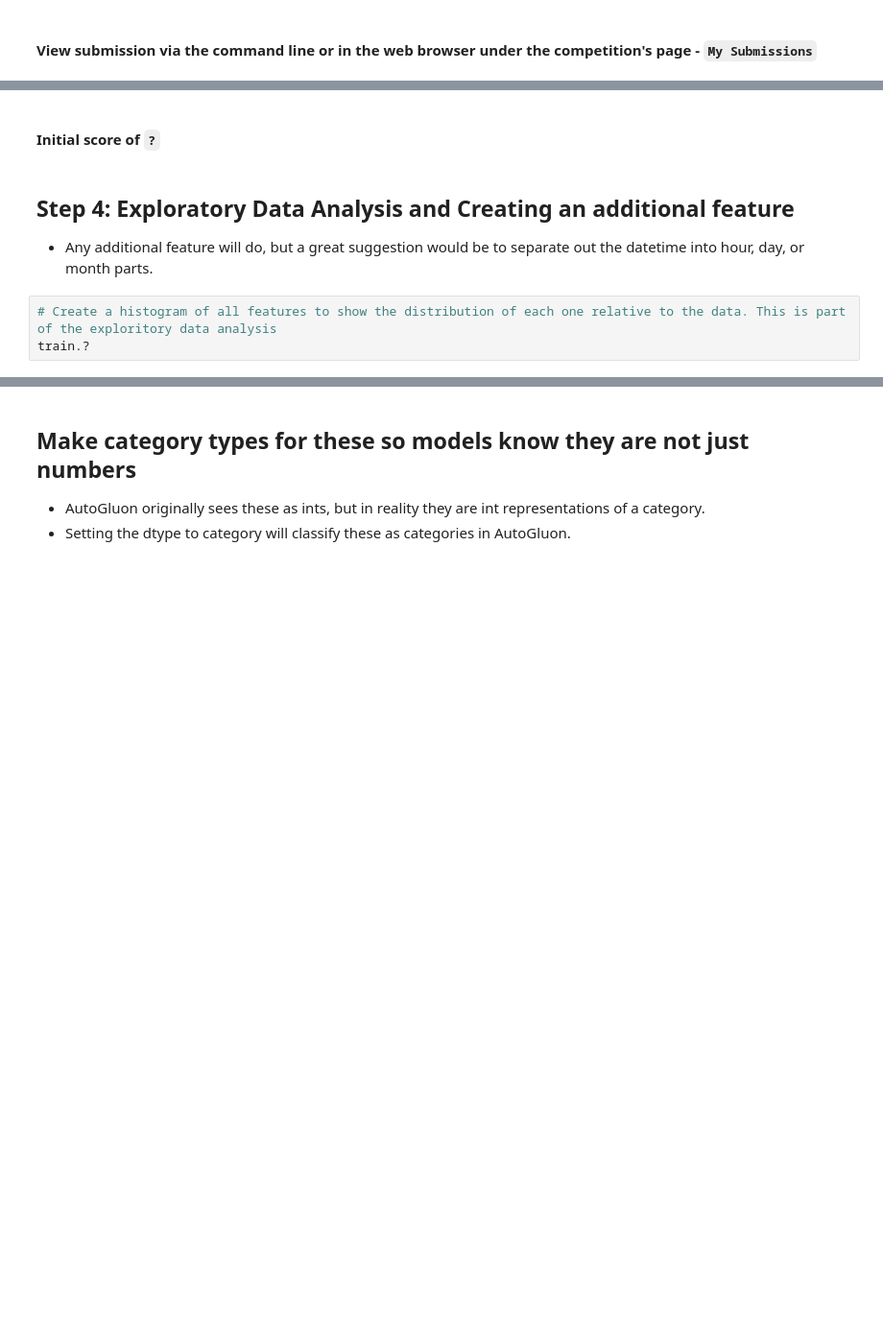
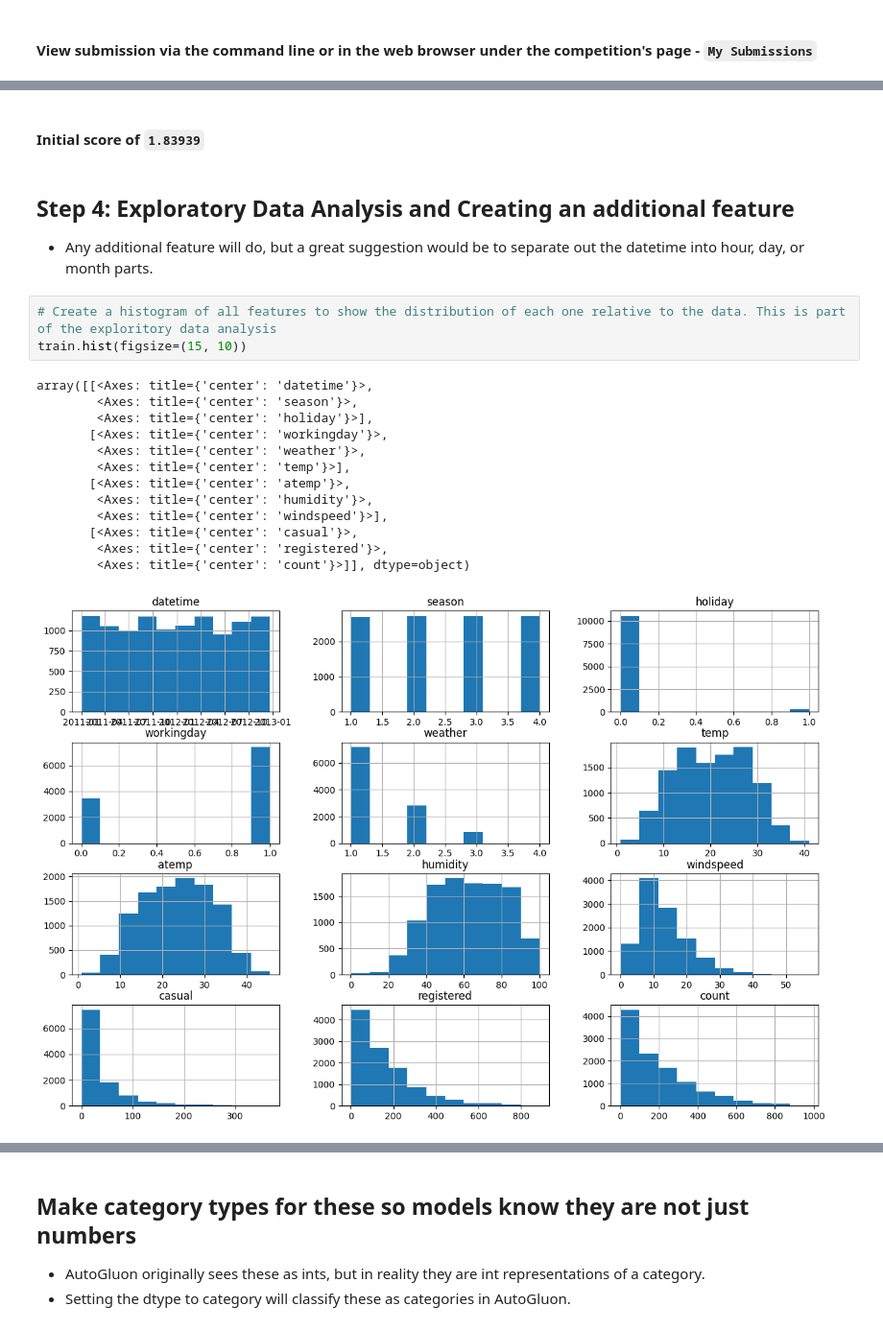
Before and after one commit to florabelas1/cd0385-project-starter, a Jupyter notebook: project/project-template.ipynb, the cells around one changed output, grey strips where cells are left out. Shown at 96% size. Saved outputs shown, nothing was run; the diff lists cells and outputs as text; blank space fills up the shorter version.

```diff
--- a/project/project-template.ipynb
+++ b/project/project-template.ipynb
@@ -357,8 +335,22 @@ submission.to_csv("submission.csv", index=False)
 # %% [markdown]
-#### Initial score of `?`
+#### Initial score of `1.83939`
 # %% [markdown]
 ## Step 4: Exploratory Data Analysis and Creating an additional feature
 * Any additional feature will do, but a great suggestion would be to separate out the datetime into hour, day, or month parts.
 # %%
 # Create a histogram of all features to show the distribution of each one relative to the data. This is part of the exploritory data analysis
-train.?
+train.hist(figsize=(15, 10))
+# %% [output]
+array([[<Axes: title={'center': 'datetime'}>,
+        <Axes: title={'center': 'season'}>,
+        <Axes: title={'center': 'holiday'}>],
+       [<Axes: title={'center': 'workingday'}>,
+        <Axes: title={'center': 'weather'}>,
+        <Axes: title={'center': 'temp'}>],
+       [<Axes: title={'center': 'atemp'}>,
+        <Axes: title={'center': 'humidity'}>,
+        <Axes: title={'center': 'windspeed'}>],
+       [<Axes: title={'center': 'casual'}>,
+        <Axes: title={'center': 'registered'}>,
+        <Axes: title={'center': 'count'}>]], dtype=object)
+[figure, added]
```
Also changed, not shown: parts of 18 cells of this notebook.
